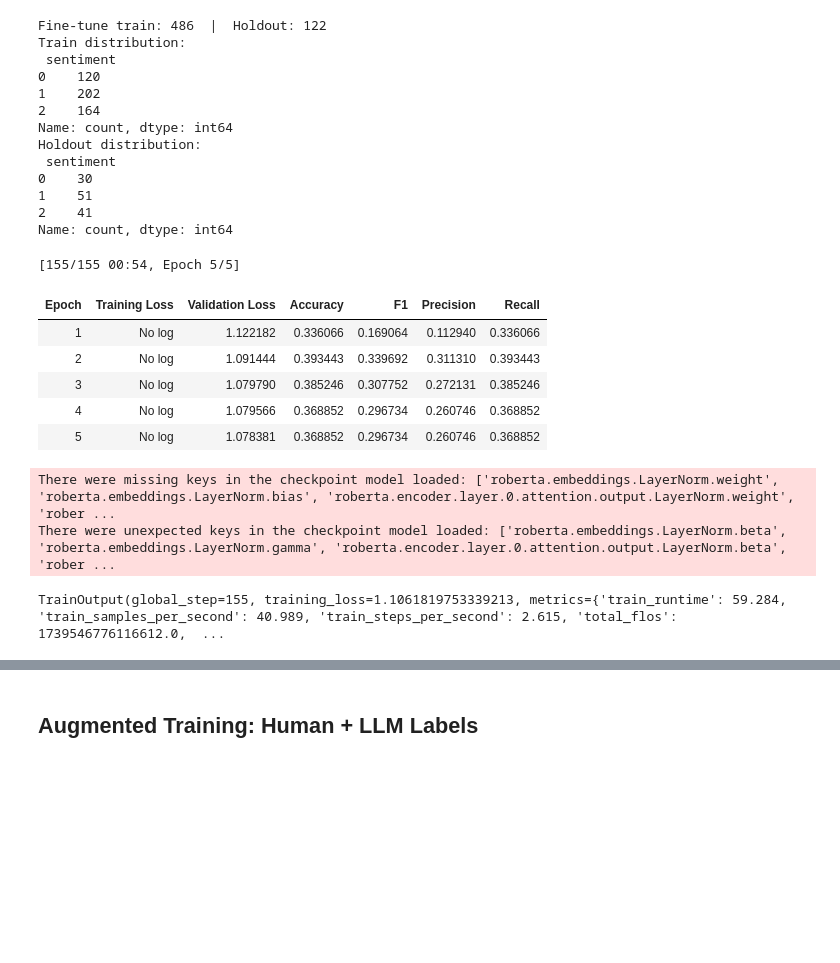
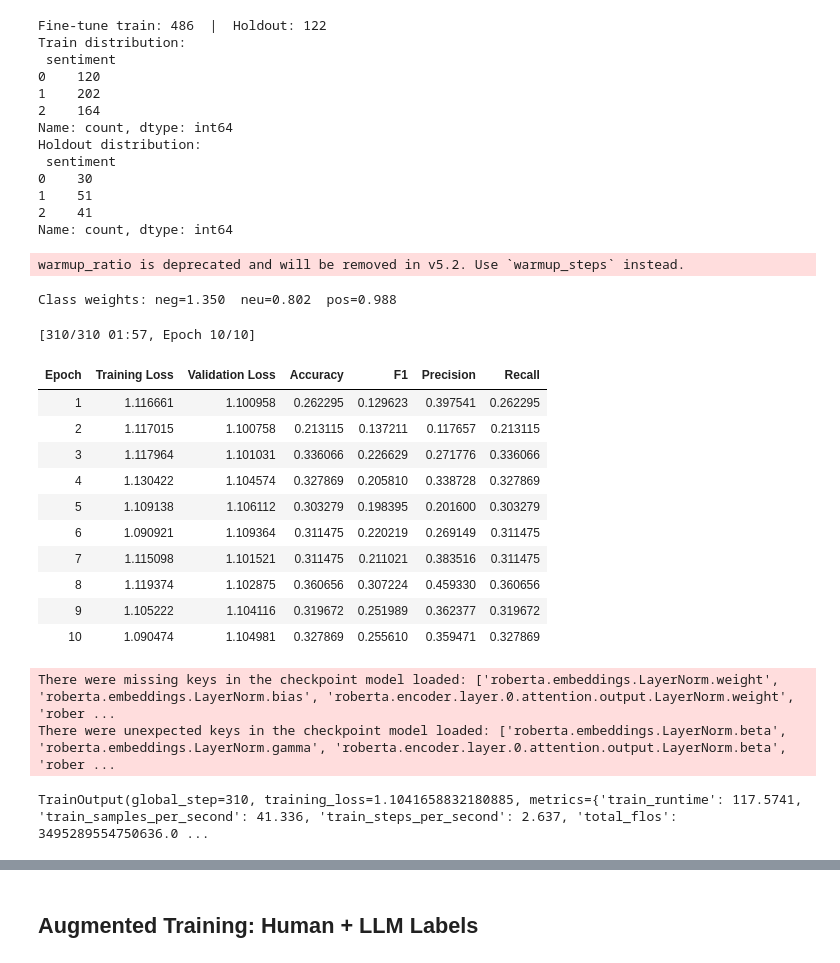
Before and after one commit to shakunage/thesis-work, a Jupyter notebook: sentiment/predict_labeled_xlmroberta10000finnsentiment.ipynb, the cells around one changed output, grey strips where cells are left out. Saved outputs shown, nothing was run; the diff lists cells and outputs as text; code cells hidden in the pictures; blank space fills up the shorter version.

```diff
--- a/sentiment/predict_labeled_xlmroberta10000finnsentiment.ipynb
+++ b/sentiment/predict_labeled_xlmroberta10000finnsentiment.ipynb
@@ -277,7 +192,19 @@ def make_hf_dataset(df):
 ft_train_ds   = make_hf_dataset(ft_train_df)
 ft_holdout_ds = make_hf_dataset(ft_holdout_df)
 # %%
+from torch import nn
+from sklearn.utils.class_weight import compute_class_weight
+
 FINETUNED_MODEL_PATH = '/content/drive/MyDrive/ColabThesisData/final_model_finetuned/'
+
+# Compute class weights from the training split to counter neutral-class dominance
+class_weights = compute_class_weight(
+    class_weight='balanced',
+    classes=np.array([0, 1, 2]),
+    y=ft_train_df['sentiment'].values,
+)
+class_weights_tensor = torch.tensor(class_weights, dtype=torch.float).to(model.device)
+print(f"Class weights: neg={class_weights[0]:.3f}  neu={class_weights[1]:.3f}  pos={class_weights[2]:.3f}")
 
 def compute_metrics(eval_pred):
     preds, labels = eval_pred
@@ -288,48 +215,63 @@ def compute_metrics(eval_pred):
         "precision": precision_score(labels, preds, average="weighted", zero_division=0),
         "recall": recall_score(labels, preds, average="weighted", zero_division=0),
     }
 
+class WeightedTrainer(Trainer):
+    def compute_loss(self, model, inputs, return_outputs=False, **kwargs):
+        labels = inputs.pop("labels")
+        outputs = model(**inputs)
+        loss = nn.CrossEntropyLoss(weight=class_weights_tensor)(outputs.logits, labels)
+        return (loss, outputs) if return_outputs else loss
+
 ft_training_args = TrainingArguments(
-    output_dir='/tmp/ft_checkpoints/',   # ephemeral — keeps Drive clean
-    num_train_epochs=5,
+    output_dir='/tmp/ft_checkpoints/',
+    num_train_epochs=10,
     per_device_train_batch_size=16,
     per_device_eval_batch_size=32,
-    learning_rate=1e-5,
+    learning_rate=3e-5,
     weight_decay=0.01,
-    warmup_steps=20,
+    warmup_ratio=0.1,           # 10% of total steps — more robust than a fixed count
+    logging_steps=5,            # small dataset: log every 5 steps to see training loss
     eval_strategy="epoch",
     save_strategy="epoch",
     save_total_limit=1,
     load_best_model_at_end=True,
     metric_for_best_model="f1",
     greater_is_better=True,
     bf16=torch.cuda.is_available(),
     report_to="none",
     remove_unused_columns=True,
 )
 
-ft_trainer = Trainer(
+ft_trainer = WeightedTrainer(
     model=model,
     args=ft_training_args,
     train_dataset=ft_train_ds,
     eval_dataset=ft_holdout_ds,
     processing_class=tokenizer,
     data_collator=DataCollatorWithPadding(tokenizer=tokenizer),
     compute_metrics=compute_metrics,
 )
 
 ft_trainer.train()
 # %% [output]
-[155/155 00:54, Epoch 5/5]
+warmup_ratio is deprecated and will be removed in v5.2. Use `warmup_steps` instead.
-| Epoch | Training Loss | Validation Loss | Accuracy | F1 | Precision | Recall |
-| 1 | No log | 1.122182 | 0.336066 | 0.169064 | 0.112940 | 0.336066 |
-| 2 | No log | 1.091444 | 0.393443 | 0.339692 | 0.311310 | 0.393443 |
-| 3 | No log | 1.079790 | 0.385246 | 0.307752 | 0.272131 | 0.385246 |
-| 4 | No log | 1.079566 | 0.368852 | 0.296734 | 0.260746 | 0.368852 |
-| 5 | No log | 1.078381 | 0.368852 | 0.296734 | 0.260746 | 0.368852 |
-There were missing keys in the checkpoint model loaded: ['roberta.embeddings.LayerNorm.weight', 'roberta.embeddings.LayerNorm.bias', 'roberta.encoder.layer.0.attention.output.LayerNorm.weight', 'rober ...
-There were unexpected keys in the checkpoint model loaded: ['roberta.embeddings.LayerNorm.beta', 'roberta.embeddings.LayerNorm.gamma', 'roberta.encoder.layer.0.attention.output.LayerNorm.beta', 'rober ...
+Class weights: neg=1.350  neu=0.802  pos=0.988
-TrainOutput(global_step=155, training_loss=1.1061819753339213, metrics={'train_runtime': 59.284, 'train_samples_per_second': 40.989, 'train_steps_per_second': 2.615, 'total_flos': 1739546776116612.0,  ...
+[310/310 01:57, Epoch 10/10]
+| Epoch | Training Loss | Validation Loss | Accuracy | F1 | Precision | Recall |
+| 1 | 1.116661 | 1.100958 | 0.262295 | 0.129623 | 0.397541 | 0.262295 |
+| 2 | 1.117015 | 1.100758 | 0.213115 | 0.137211 | 0.117657 | 0.213115 |
+| 3 | 1.117964 | 1.101031 | 0.336066 | 0.226629 | 0.271776 | 0.336066 |
+| 4 | 1.130422 | 1.104574 | 0.327869 | 0.205810 | 0.338728 | 0.327869 |
+| 5 | 1.109138 | 1.106112 | 0.303279 | 0.198395 | 0.201600 | 0.303279 |
+| 6 | 1.090921 | 1.109364 | 0.311475 | 0.220219 | 0.269149 | 0.311475 |
+| 7 | 1.115098 | 1.101521 | 0.311475 | 0.211021 | 0.383516 | 0.311475 |
+| 8 | 1.119374 | 1.102875 | 0.360656 | 0.307224 | 0.459330 | 0.360656 |
+| 9 | 1.105222 | 1.104116 | 0.319672 | 0.251989 | 0.362377 | 0.319672 |
+| 10 | 1.090474 | 1.104981 | 0.327869 | 0.255610 | 0.359471 | 0.327869 |
+There were missing keys in the checkpoint model loaded: ['roberta.embeddings.LayerNorm.weight', 'roberta.embeddings.LayerNorm.bias', 'roberta.encoder.layer.0.attention.output.LayerNorm.weight', 'rober ...
+There were unexpected keys in the checkpoint model loaded: ['roberta.embeddings.LayerNorm.beta', 'roberta.embeddings.LayerNorm.gamma', 'roberta.encoder.layer.0.attention.output.LayerNorm.beta', 'rober ...
+TrainOutput(global_step=310, training_loss=1.1041658832180885, metrics={'train_runtime': 117.5741, 'train_samples_per_second': 41.336, 'train_steps_per_second': 2.637, 'total_flos': 3495289554750636.0 ...
 # %%
 # Save fine-tuned model
 ft_trainer.save_model(FINETUNED_MODEL_PATH)
```
Also changed, not shown: parts of 10 cells of this notebook.
